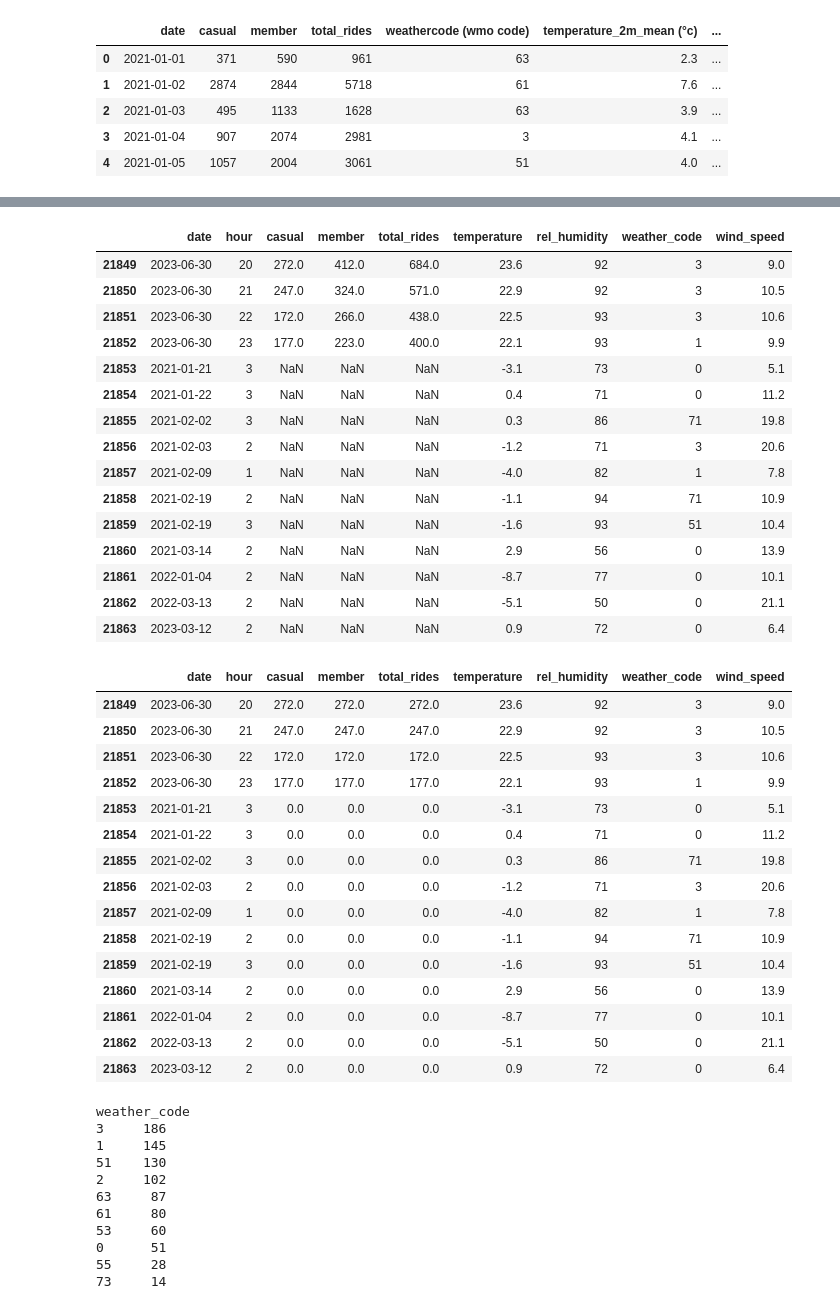
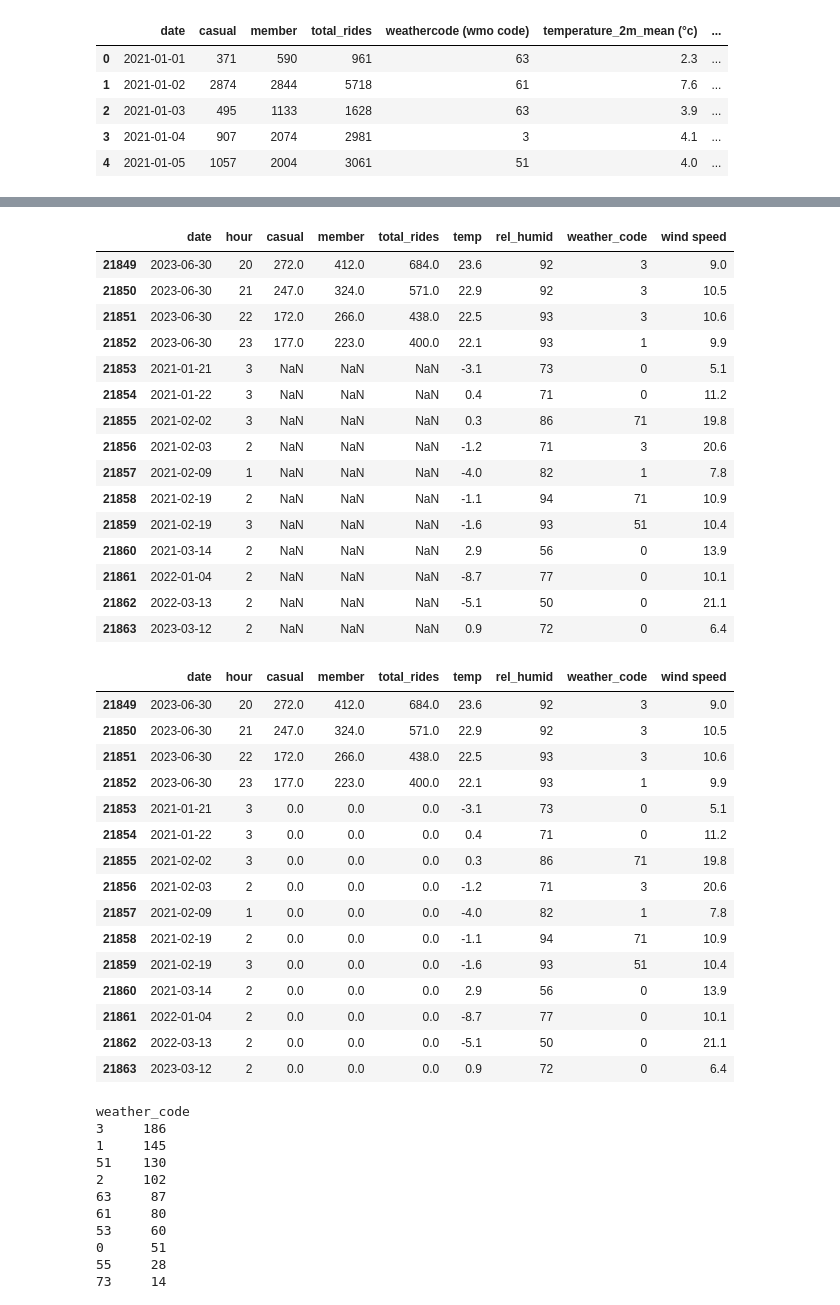
Before and after one commit to Paul-Sabin/Capital-Bikeshare, a Jupyter notebook: Bikeshare EDA.ipynb, the cells around one changed output, grey strips where cells are left out. Saved outputs shown, nothing was run; the diff lists cells and outputs as text; code cells hidden in the pictures.

```diff
--- a/Bikeshare EDA.ipynb
+++ b/Bikeshare EDA.ipynb
@@ -1,8 +1,8 @@
 # %%
 import pandas as pd
 # %%
-dweather = pd.read_csv('C:\Asus WebStorage\psabin@gmail.com\MySyncFolder\Data Science Course\Capital Bikeshare\CSB_2021-2023_Daily_Weather.csv')
-hweather = pd.read_csv('C:\Asus WebStorage\psabin@gmail.com\MySyncFolder\Data Science Course\Capital Bikeshare\CSB_2021-2023_Hourly_Weather.csv')
+dweather = pd.read_csv('C:\\Asus WebStorage\\psabin@gmail.com\\MySyncFolder\\Data Science Course\\Used CSVs\\CSB_2021-2023_Daily_Weather.csv')
+hweather = pd.read_csv('C:\\Asus WebStorage\\psabin@gmail.com\\MySyncFolder\\Data Science Course\\Used CSVs\\CSB_2021-2023_Hourly_Weather.csv')
 # %%
 display(dweather.head())
 display(hweather.head())
@@ -103,6 +103,7 @@ Index(['Date', 'Hour', 'Casual', 'Member', 'Total_rides',
 | 4 | 2021-01-01 | 4 | 7.0 | 5.0 | 12.0 | 1.6 | 77 | 2 | 9.9 |
 # %%
 dweather.rename(str.lower, axis='columns', inplace=True)
+hweather.rename(str.lower, axis='columns', inplace=True)
 display(dweather.head())
 # %% [output]
 |  | date | casual | member | total_rides | weathercode (wmo code) | temperature_2m_mean (°c) | ... |
@@ -154,0 +175,2 @@ None
+# %%
+hweather.rename({'weathercode (wmo code)': 'weather_code', 'temperature_2m (°c)': 'temp', 'windspeed_10m (km/h)': 'wind speed', 'relativehumidity_2m (%)': 'rel_humid'}, axis='columns', inplace=True)
@@ -158,7 +196,7 @@ copy_hweather = hweather.copy()
 # %%
 display(hweather.tail(15))
 # %% [output]
-|  | date | hour | casual | member | total_rides | temperature | rel_humidity | weather_code | wind_speed |
+|  | date | hour | casual | member | total_rides | temp | rel_humid | weather_code | wind speed |
 | 21849 | 2023-06-30 | 20 | 272.0 | 412.0 | 684.0 | 23.6 | 92 | 3 | 9.0 |
 | 21850 | 2023-06-30 | 21 | 247.0 | 324.0 | 571.0 | 22.9 | 92 | 3 | 10.5 |
 | 21851 | 2023-06-30 | 22 | 172.0 | 266.0 | 438.0 | 22.5 | 93 | 3 | 10.6 |
@@ -175,15 +213,16 @@ display(hweather.tail(15))
 | 21862 | 2022-03-13 | 2 | NaN | NaN | NaN | -5.1 | 50 | 0 | 21.1 |
 | 21863 | 2023-03-12 | 2 | NaN | NaN | NaN | 0.9 | 72 | 0 | 6.4 |
 # %%
-hweather['member'] = hweather['casual'].fillna(0)
-hweather['total_rides'] = hweather['casual'].fillna(0)
+hweather['member'] = hweather['member'].fillna(0)
+hweather['total_rides'] = hweather['total_rides'].fillna(0)
+hweather['casual'] = hweather['casual'].fillna(0)
 display(hweather.tail(15))
 # %% [output]
-|  | date | hour | casual | member | total_rides | temperature | rel_humidity | weather_code | wind_speed |
-| 21849 | 2023-06-30 | 20 | 272.0 | 272.0 | 272.0 | 23.6 | 92 | 3 | 9.0 |
-| 21850 | 2023-06-30 | 21 | 247.0 | 247.0 | 247.0 | 22.9 | 92 | 3 | 10.5 |
-| 21851 | 2023-06-30 | 22 | 172.0 | 172.0 | 172.0 | 22.5 | 93 | 3 | 10.6 |
-| 21852 | 2023-06-30 | 23 | 177.0 | 177.0 | 177.0 | 22.1 | 93 | 1 | 9.9 |
+|  | date | hour | casual | member | total_rides | temp | rel_humid | weather_code | wind speed |
+| 21849 | 2023-06-30 | 20 | 272.0 | 412.0 | 684.0 | 23.6 | 92 | 3 | 9.0 |
+| 21850 | 2023-06-30 | 21 | 247.0 | 324.0 | 571.0 | 22.9 | 92 | 3 | 10.5 |
+| 21851 | 2023-06-30 | 22 | 172.0 | 266.0 | 438.0 | 22.5 | 93 | 3 | 10.6 |
+| 21852 | 2023-06-30 | 23 | 177.0 | 223.0 | 400.0 | 22.1 | 93 | 1 | 9.9 |
 | 21853 | 2021-01-21 | 3 | 0.0 | 0.0 | 0.0 | -3.1 | 73 | 0 | 5.1 |
 | 21854 | 2021-01-22 | 3 | 0.0 | 0.0 | 0.0 | 0.4 | 71 | 0 | 11.2 |
 | 21855 | 2021-02-02 | 3 | 0.0 | 0.0 | 0.0 | 0.3 | 86 | 71 | 19.8 |
```
Also changed, not shown: parts of 19 cells of this notebook.
